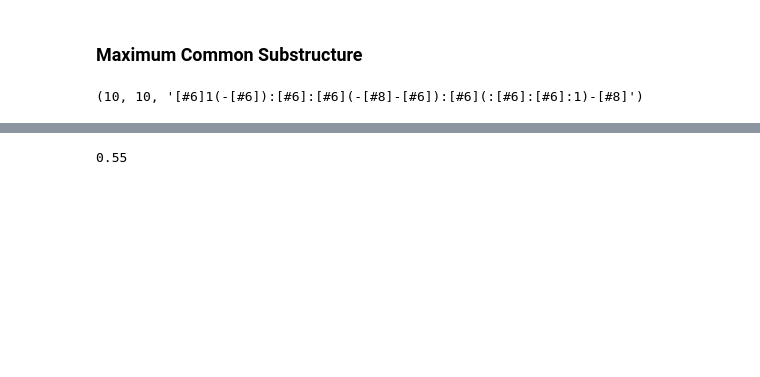
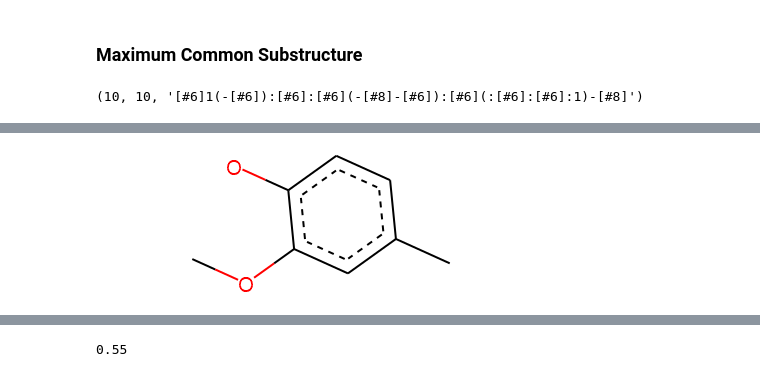
Before and after one commit to gokceuludogan/intro-to-rdkit, a Jupyter notebook: Introduction to RDKit.ipynb, the cells around one changed output, grey strips where cells are left out. Saved outputs shown, nothing was run; the diff lists cells and outputs as text; code cells hidden in the pictures; blank space fills up the shorter version.

```diff
--- a/Introduction to RDKit.ipynb
+++ b/Introduction to RDKit.ipynb
@@ -173,0 +202,4 @@ res.numAtoms, res.numBonds, res.smartsString
+# %%
+Chem.MolFromSmarts(res.smartsString)
+# %% [output]
+[figure, added]
```
Also changed, not shown: parts of 33 cells of this notebook, 3 other files.
